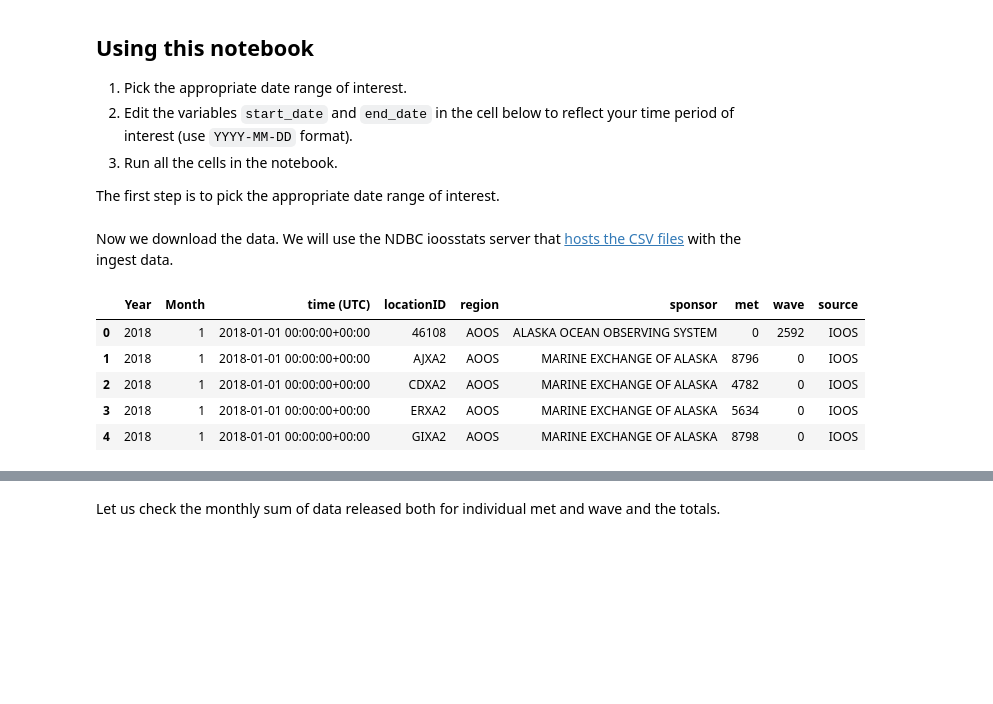
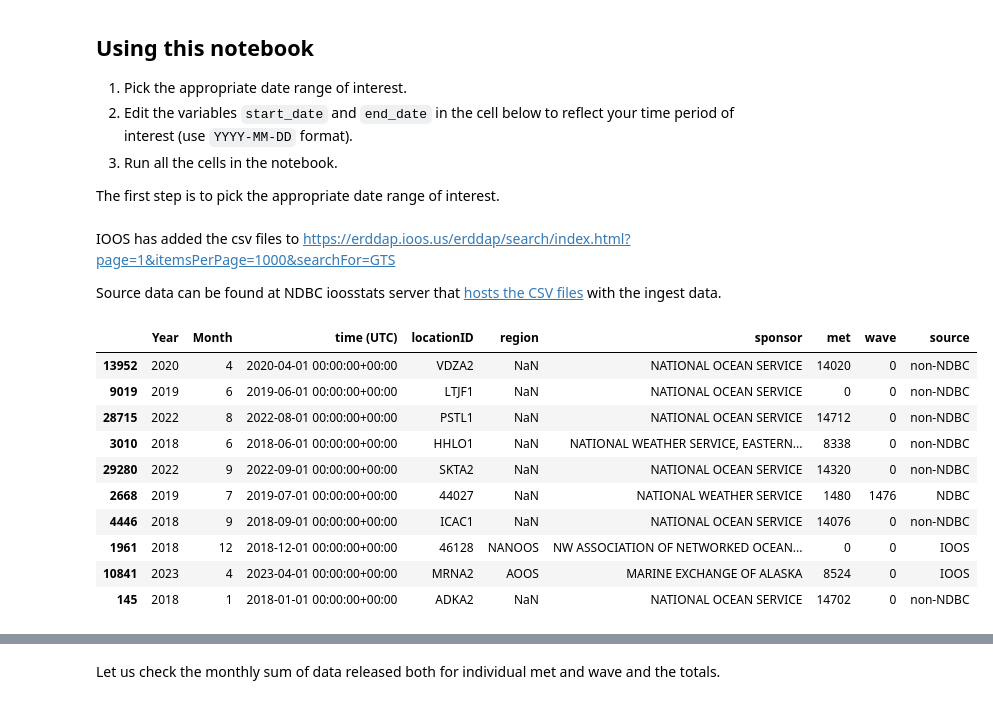
Before and after one commit to ioos/ioos_metrics, a Jupyter notebook: GTS_Totals_weather_act.ipynb, the cells around one changed output, grey strips where cells are left out. Cells and saved outputs as stored; diff of their text form; code cells hidden in the pictures; blank space fills up the shorter version.

```diff
--- a/GTS_Totals_weather_act.ipynb
+++ b/GTS_Totals_weather_act.ipynb
@@ -30,30 +30,37 @@ The first step is to pick the appropriate date range of interest.
 start_date = "2018-01-01"
 end_date = "2023-05-15"
 # %% [markdown]
-Now we download the data. We will use the NDBC ioosstats server that [hosts the CSV files](https://www.ndbc.noaa.gov/ioosstats/) with the ingest data.
+IOOS has added the csv files to https://erddap.ioos.us/erddap/search/index.html?page=1&itemsPerPage=1000&searchFor=GTS
+
+Source data can be found at NDBC ioosstats server that [hosts the CSV files](https://www.ndbc.noaa.gov/ioosstats/) with the ingest data.
 # %%
 import pandas as pd
 
 
 url_ioos = 'https://erddap.ioos.us/erddap/tabledap/gts_regional_statistics.csvp'
 df_ioos = pd.read_csv(url_ioos,parse_dates=[2])
 df_ioos['source'] = 'IOOS'
 
 url_ndbc = 'https://erddap.ioos.us/erddap/tabledap/gts_ndbc_statistics.csvp'
 df_ndbc = pd.read_csv(url_ndbc,parse_dates=[2])
 df_ndbc['source'] = 'NDBC'
 
 url_nonndbc = 'https://erddap.ioos.us/erddap/tabledap/gts_non_ndbc_statistics.csvp'
 df_nonndbc = pd.read_csv(url_nonndbc,parse_dates=[2])
 df_nonndbc['source'] = 'non-NDBC'
 
 df_out = pd.concat([df_ioos,df_ndbc,df_nonndbc])
 
-df_out.head()
+df_out.sample(10)
 # %% [output]
 |  | Year | Month | time (UTC) | locationID | region | sponsor | met | wave | source |
-| 0 | 2018 | 1 | 2018-01-01 00:00:00+00:00 | 46108 | AOOS | ALASKA OCEAN OBSERVING SYSTEM | 0 | 2592 | IOOS |
-| 1 | 2018 | 1 | 2018-01-01 00:00:00+00:00 | AJXA2 | AOOS | MARINE EXCHANGE OF ALASKA | 8796 | 0 | IOOS |
-| 2 | 2018 | 1 | 2018-01-01 00:00:00+00:00 | CDXA2 | AOOS | MARINE EXCHANGE OF ALASKA | 4782 | 0 | IOOS |
-| 3 | 2018 | 1 | 2018-01-01 00:00:00+00:00 | ERXA2 | AOOS | MARINE EXCHANGE OF ALASKA | 5634 | 0 | IOOS |
-| 4 | 2018 | 1 | 2018-01-01 00:00:00+00:00 | GIXA2 | AOOS | MARINE EXCHANGE OF ALASKA | 8798 | 0 | IOOS |
+| 13952 | 2020 | 4 | 2020-04-01 00:00:00+00:00 | VDZA2 | NaN | NATIONAL OCEAN SERVICE | 14020 | 0 | non-NDBC |
+| 9019 | 2019 | 6 | 2019-06-01 00:00:00+00:00 | LTJF1 | NaN | NATIONAL OCEAN SERVICE | 0 | 0 | non-NDBC |
+| 28715 | 2022 | 8 | 2022-08-01 00:00:00+00:00 | PSTL1 | NaN | NATIONAL OCEAN SERVICE | 14712 | 0 | non-NDBC |
+| 3010 | 2018 | 6 | 2018-06-01 00:00:00+00:00 | HHLO1 | NaN | NATIONAL WEATHER SERVICE, EASTERN... | 8338 | 0 | non-NDBC |
+| 29280 | 2022 | 9 | 2022-09-01 00:00:00+00:00 | SKTA2 | NaN | NATIONAL OCEAN SERVICE | 14320 | 0 | non-NDBC |
+| 2668 | 2019 | 7 | 2019-07-01 00:00:00+00:00 | 44027 | NaN | NATIONAL WEATHER SERVICE | 1480 | 1476 | NDBC |
+| 4446 | 2018 | 9 | 2018-09-01 00:00:00+00:00 | ICAC1 | NaN | NATIONAL OCEAN SERVICE | 14076 | 0 | non-NDBC |
+| 1961 | 2018 | 12 | 2018-12-01 00:00:00+00:00 | 46128 | NANOOS | NW ASSOCIATION OF NETWORKED OCEAN... | 0 | 0 | IOOS |
+| 10841 | 2023 | 4 | 2023-04-01 00:00:00+00:00 | MRNA2 | AOOS | MARINE EXCHANGE OF ALASKA | 8524 | 0 | IOOS |
+| 145 | 2018 | 1 | 2018-01-01 00:00:00+00:00 | ADKA2 | NaN | NATIONAL OCEAN SERVICE | 14702 | 0 | non-NDBC |
```
Also changed, not shown: parts of 20 cells of this notebook.
